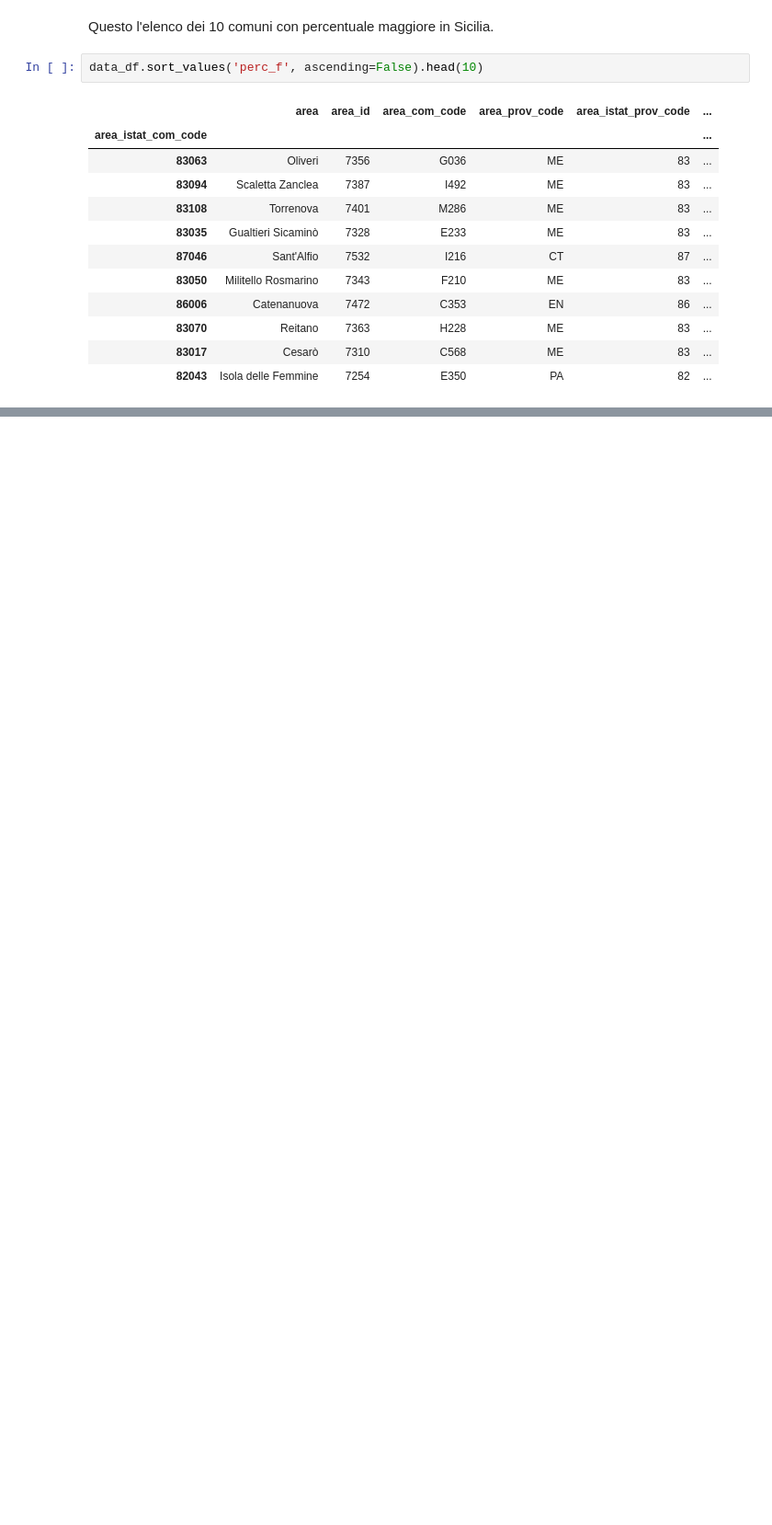
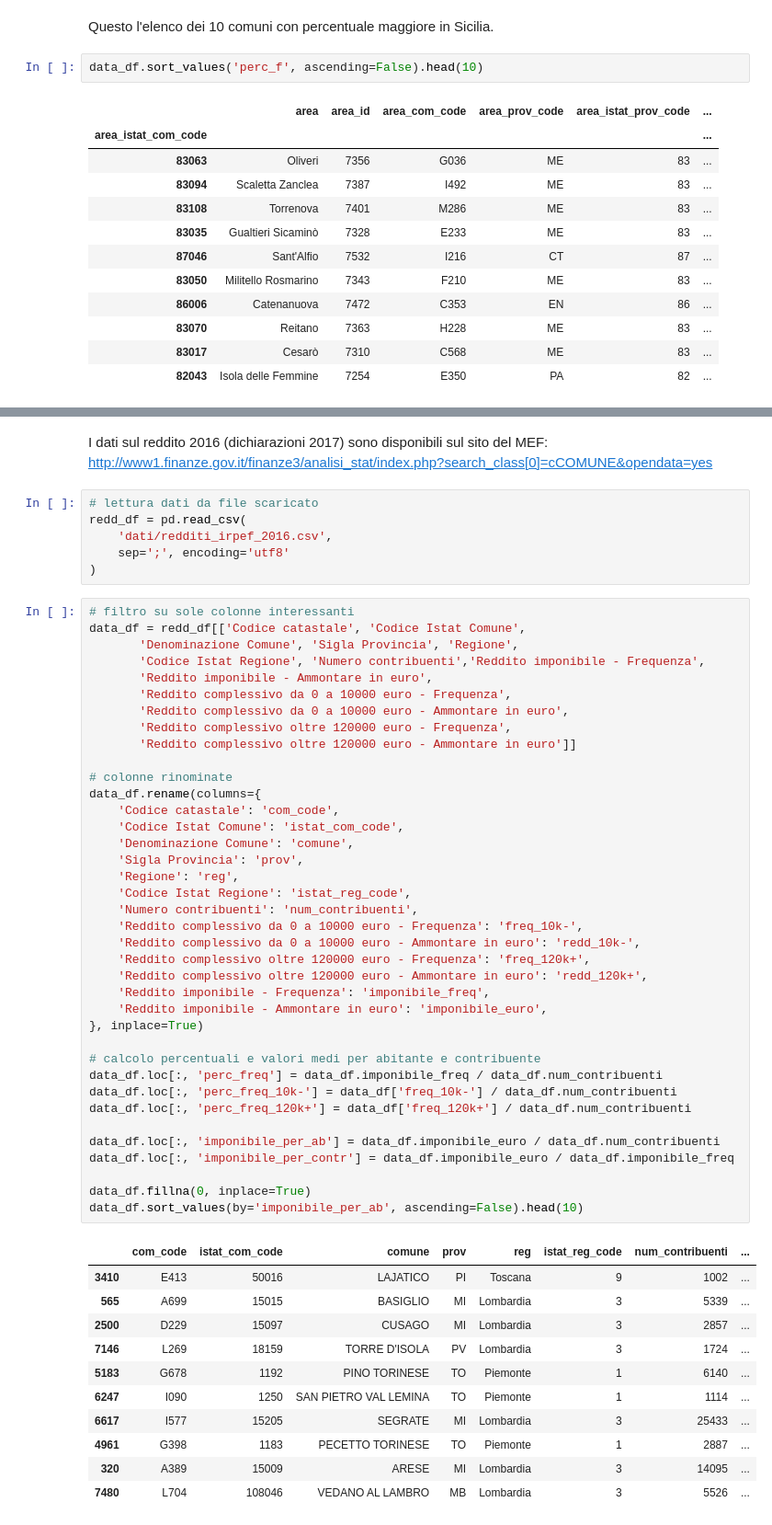
Before and after one commit to guglielmo/datalab, a Jupyter notebook: opdm/Il genere degli eletti.ipynb, the cells around one changed output, grey strips where cells are left out. Shown at 92% size. Drawn from its saved outputs; the diff is of its cells as text; blank space fills up the shorter version.

```diff
--- a/opdm/Il genere degli eletti.ipynb
+++ b/opdm/Il genere degli eletti.ipynb
@@ -317,0 +348,58 @@ data_df.sort_values('perc_f', ascending=False).head(10)
+# %% [markdown]
+I dati sul reddito 2016 (dichiarazioni 2017) sono disponibili sul sito del MEF: http://www1.finanze.gov.it/finanze3/analisi_stat/index.php?search_class[0]=cCOMUNE&opendata=yes
+# %%
+# lettura dati da file scaricato
+redd_df = pd.read_csv(
+    'dati/redditi_irpef_2016.csv',
+    sep=';', encoding='utf8'
+)
+# %%
+# filtro su sole colonne interessanti
+data_df = redd_df[['Codice catastale', 'Codice Istat Comune',
+       'Denominazione Comune', 'Sigla Provincia', 'Regione',
+       'Codice Istat Regione', 'Numero contribuenti','Reddito imponibile - Frequenza',
+       'Reddito imponibile - Ammontare in euro',
+       'Reddito complessivo da 0 a 10000 euro - Frequenza',
+       'Reddito complessivo da 0 a 10000 euro - Ammontare in euro',
+       'Reddito complessivo oltre 120000 euro - Frequenza',
+       'Reddito complessivo oltre 120000 euro - Ammontare in euro']]
+
+# colonne rinominate
+data_df.rename(columns={
+    'Codice catastale': 'com_code',
+    'Codice Istat Comune': 'istat_com_code',
+    'Denominazione Comune': 'comune',
+    'Sigla Provincia': 'prov',
+    'Regione': 'reg',
+    'Codice Istat Regione': 'istat_reg_code',
+    'Numero contribuenti': 'num_contribuenti',
+    'Reddito complessivo da 0 a 10000 euro - Frequenza': 'freq_10k-',
+    'Reddito complessivo da 0 a 10000 euro - Ammontare in euro': 'redd_10k-',
+    'Reddito complessivo oltre 120000 euro - Frequenza': 'freq_120k+',
+    'Reddito complessivo oltre 120000 euro - Ammontare in euro': 'redd_120k+',
+    'Reddito imponibile - Frequenza': 'imponibile_freq',
+    'Reddito imponibile - Ammontare in euro': 'imponibile_euro',
+}, inplace=True)
+
+# calcolo percentuali e valori medi per abitante e contribuente
+data_df.loc[:, 'perc_freq'] = data_df.imponibile_freq / data_df.num_contribuenti
+data_df.loc[:, 'perc_freq_10k-'] = data_df['freq_10k-'] / data_df.num_contribuenti
+data_df.loc[:, 'perc_freq_120k+'] = data_df['freq_120k+'] / data_df.num_contribuenti
+
+data_df.loc[:, 'imponibile_per_ab'] = data_df.imponibile_euro / data_df.num_contribuenti
+data_df.loc[:, 'imponibile_per_contr'] = data_df.imponibile_euro / data_df.imponibile_freq
+
+data_df.fillna(0, inplace=True)
+data_df.sort_values(by='imponibile_per_ab', ascending=False).head(10)
+# %% [output]
+|  | com_code | istat_com_code | comune | prov | reg | istat_reg_code | num_contribuenti | ... |
+| 3410 | E413 | 50016 | LAJATICO | PI | Toscana | 9 | 1002 | ... |
+| 565 | A699 | 15015 | BASIGLIO | MI | Lombardia | 3 | 5339 | ... |
+| 2500 | D229 | 15097 | CUSAGO | MI | Lombardia | 3 | 2857 | ... |
+| 7146 | L269 | 18159 | TORRE D'ISOLA | PV | Lombardia | 3 | 1724 | ... |
+| 5183 | G678 | 1192 | PINO TORINESE | TO | Piemonte | 1 | 6140 | ... |
+| 6247 | I090 | 1250 | SAN PIETRO VAL LEMINA | TO | Piemonte | 1 | 1114 | ... |
+| 6617 | I577 | 15205 | SEGRATE | MI | Lombardia | 3 | 25433 | ... |
+| 4961 | G398 | 1183 | PECETTO TORINESE | TO | Piemonte | 1 | 2887 | ... |
+| 320 | A389 | 15009 | ARESE | MI | Lombardia | 3 | 14095 | ... |
+| 7480 | L704 | 108046 | VEDANO AL LAMBRO | MB | Lombardia | 3 | 5526 | ... |
```
Also changed, not shown: parts of 10 cells of this notebook, 1 other file.
